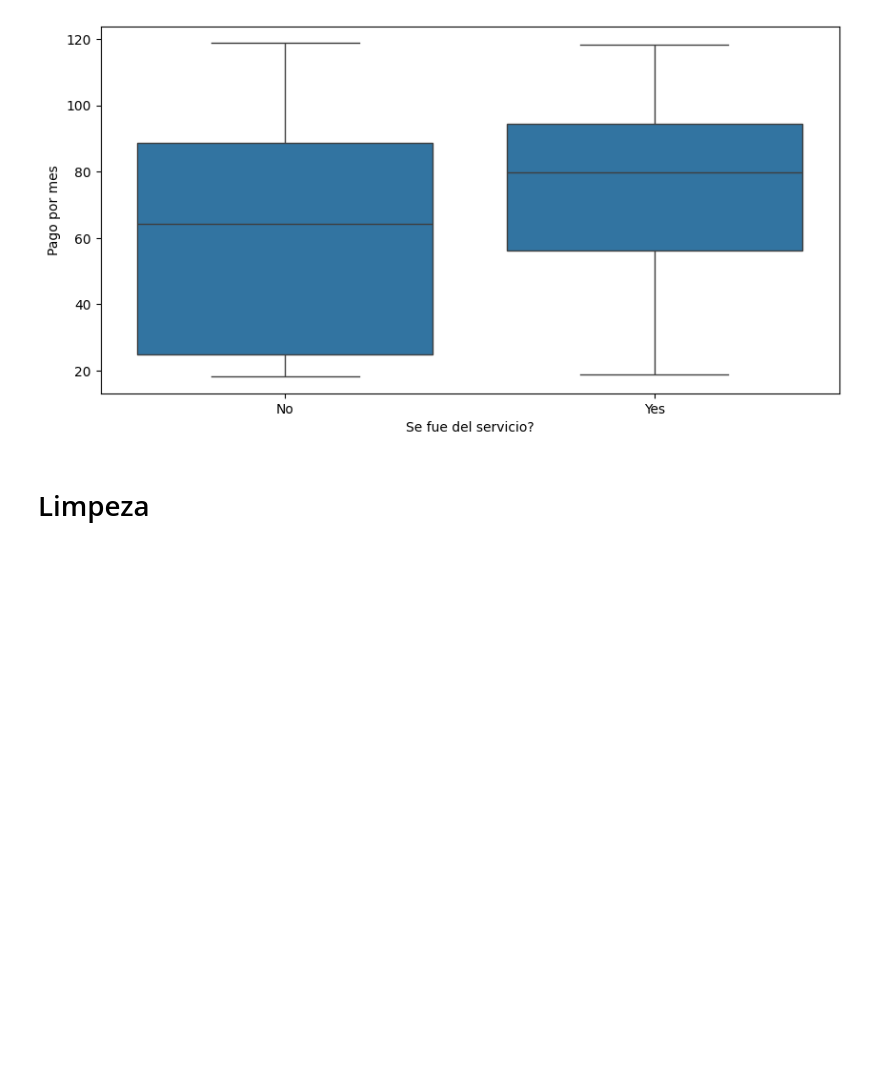
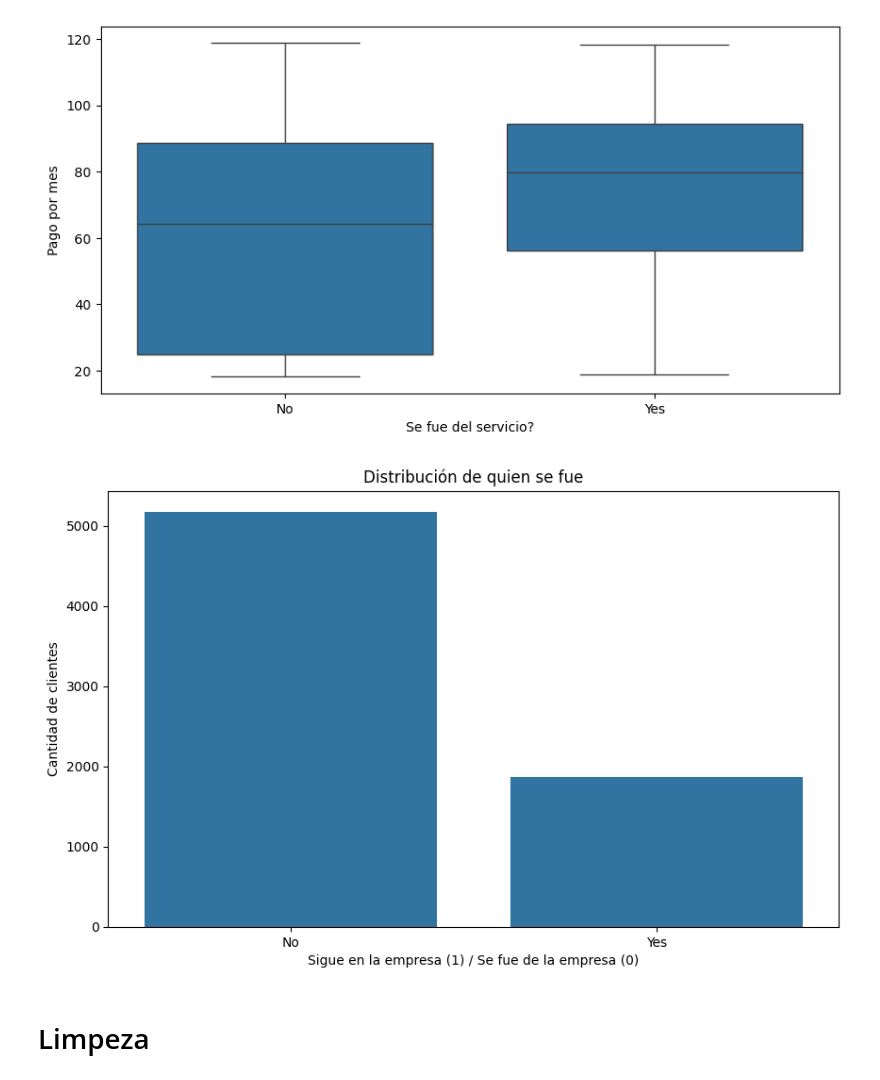
Before and after one commit to PALACIOS1259/Cienciadedatos, a Jupyter notebook: Untitled.ipynb, the cells around one changed output. Drawn from its saved outputs; the diff is of its cells as text; code cells hidden in the pictures; blank space fills up the shorter version.

```diff
--- a/Untitled.ipynb
+++ b/Untitled.ipynb
@@ -83,6 +143,16 @@ plt.ylabel('Pago por mes')
 plt.show()
 # %% [output]
 [figure]
+# %%
+# Gráfico de cuanta gente se fue en total
+plt.figure(figsize=(10, 6))
+sns.countplot(x='Churn', data=df)
+plt.title('Distribución de quien se fue')
+plt.xlabel('Sigue en la empresa (1) / Se fue de la empresa (0)')
+plt.ylabel('Cantidad de clientes')
+plt.show()
+# %% [output]
+[figure, added]
 # %% [markdown]
 # Limpeza
 # %%
```
Also changed, not shown: parts of 11 cells of this notebook.
